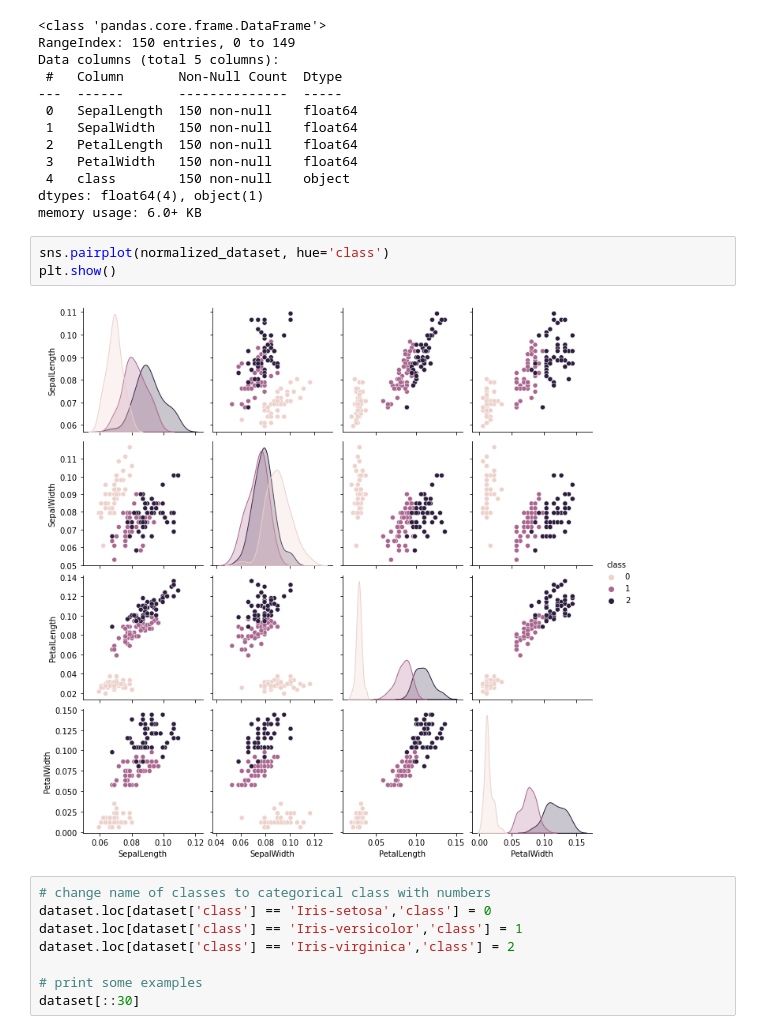
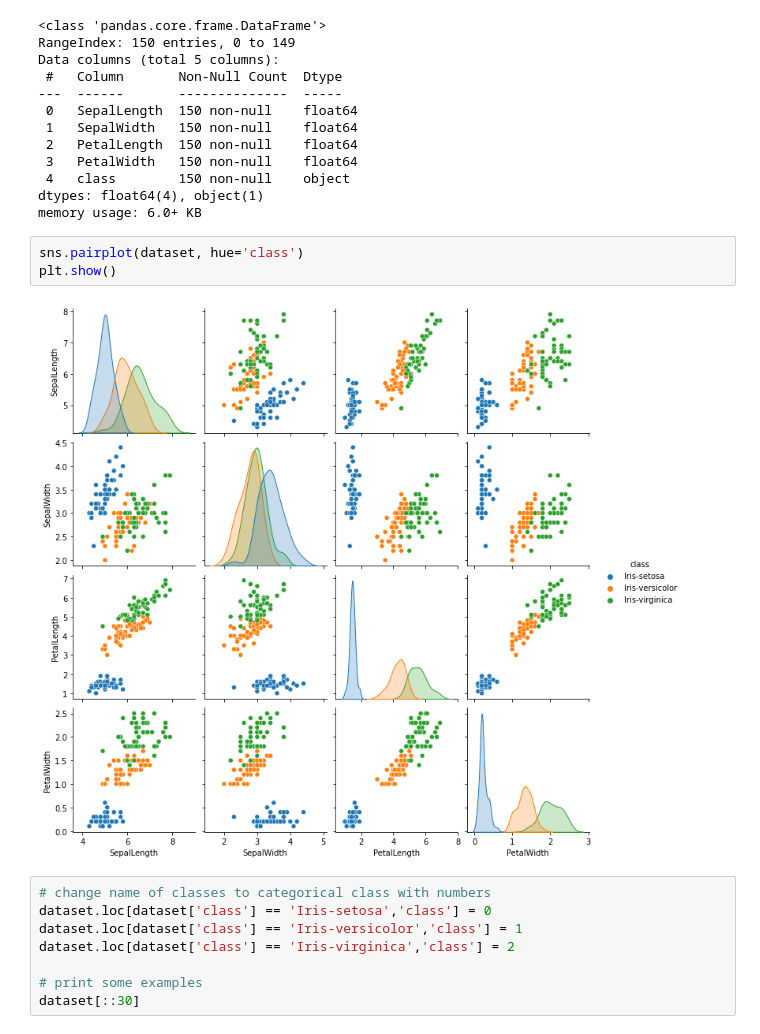
Before and after one commit to medso0018/ExplainML, a Jupyter notebook: notebooks/lime.ipynb, the cells around one changed output. Cells and saved outputs as stored; diff of their text form.

```diff
--- a/notebooks/lime.ipynb
+++ b/notebooks/lime.ipynb
@@ -72,10 +72,10 @@ Data columns (total 5 columns):
 dtypes: float64(4), object(1)
 memory usage: 6.0+ KB
 # %%
-sns.pairplot(normalized_dataset, hue='class')
+sns.pairplot(dataset, hue='class')
 plt.show()
 # %% [output]
-[figure, old version]
+[figure, new version]
 # %%
 # change name of classes to categorical class with numbers
 dataset.loc[dataset['class'] == 'Iris-setosa','class'] = 0
```
Also changed, not shown: parts of 5 cells of this notebook.
